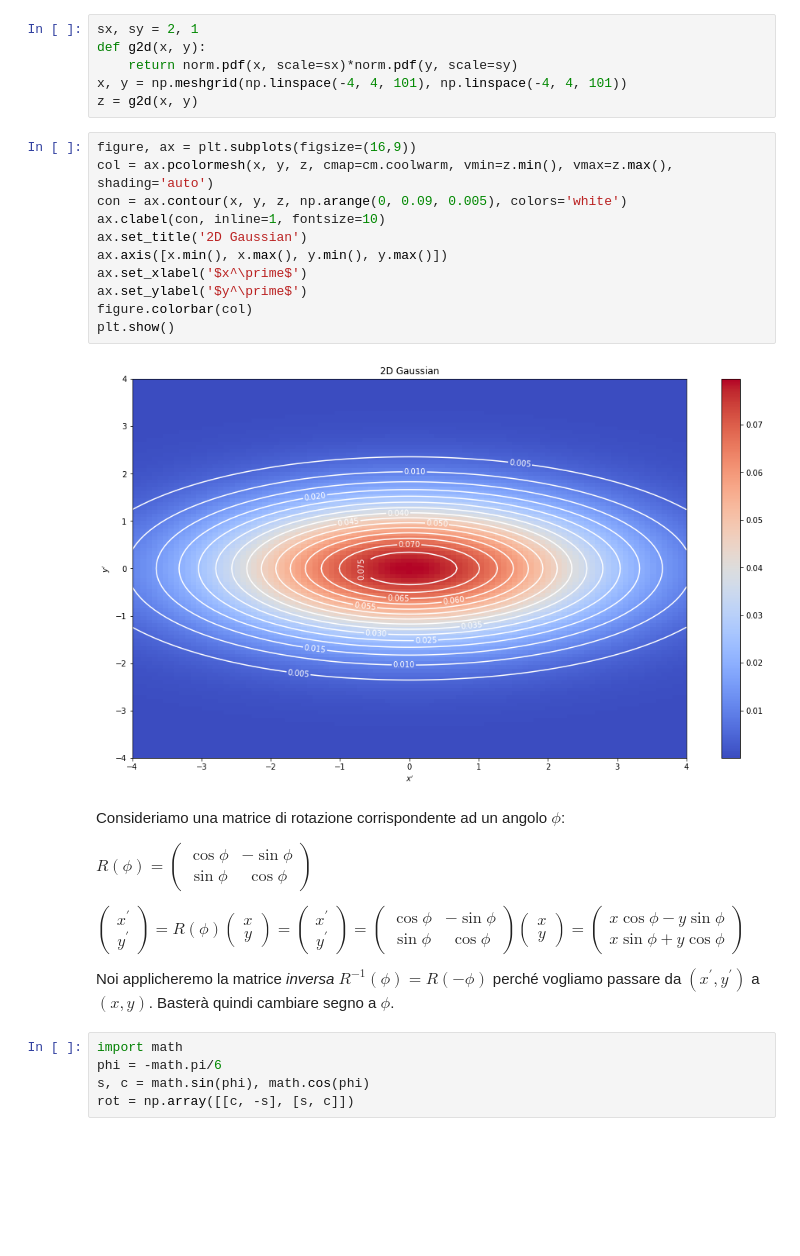
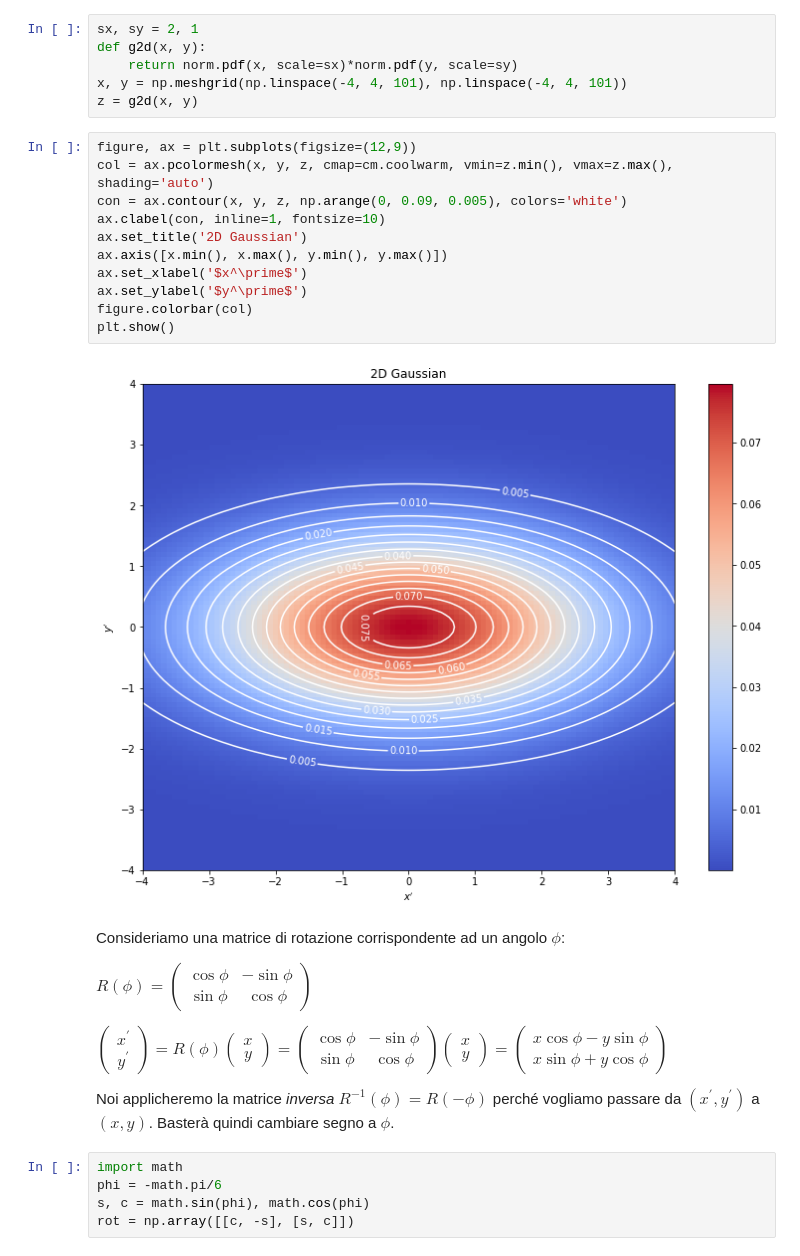
Before and after one commit to lucalista/analisi-dati-2022, a Jupyter notebook: 08.02.00__Gaussiane_a_2_dimensioni_e_covarianza.ipynb, the cells around one changed output. Drawn from its saved outputs; the diff is of its cells as text; blank space fills up the shorter version.

```diff
--- a/08.02.00__Gaussiane_a_2_dimensioni_e_covarianza.ipynb
+++ b/08.02.00__Gaussiane_a_2_dimensioni_e_covarianza.ipynb
@@ -20,18 +20,18 @@ def g2d(x, y):
 x, y = np.meshgrid(np.linspace(-4, 4, 101), np.linspace(-4, 4, 101))
 z = g2d(x, y)
 # %%
-figure, ax = plt.subplots(figsize=(16,9))
+figure, ax = plt.subplots(figsize=(12,9))
 col = ax.pcolormesh(x, y, z, cmap=cm.coolwarm, vmin=z.min(), vmax=z.max(), shading='auto')
 con = ax.contour(x, y, z, np.arange(0, 0.09, 0.005), colors='white')
 ax.clabel(con, inline=1, fontsize=10)
 ax.set_title('2D Gaussian')
 ax.axis([x.min(), x.max(), y.min(), y.max()])
 ax.set_xlabel('$x^\prime$')
 ax.set_ylabel('$y^\prime$')
 figure.colorbar(col)
 plt.show()
 # %% [output]
-[figure, old version]
+[figure, new version]
 # %% [markdown]
 Consideriamo una matrice di rotazione corrispondente ad un angolo $\phi$:
 
@@ -40,7 +40,6 @@ $\displaystyle R(\phi) = \left(\begin{array}{cc}\cos\phi & -\sin\phi \\ \sin\phi
 $\displaystyle \left(\begin{array}{c}x^\prime\\y^\prime\end{array}\right) =
 R(\phi)
 \left(\begin{array}{c}x\\y\end{array}\right) =
-\left(\begin{array}{c}x^\prime\\y^\prime\end{array}\right) =
 \left(\begin{array}{cc}\cos\phi & -\sin\phi \\ \sin\phi & \cos\phi\end{array}\right)
 \left(\begin{array}{c}x\\y\end{array}\right) =
 \left(\begin{array}{c}x\cos\phi -y\sin\phi\\x\sin\phi +y\cos\phi\end{array}\right)
```
Also changed, not shown: parts of 5 cells of this notebook, 1 other file.
